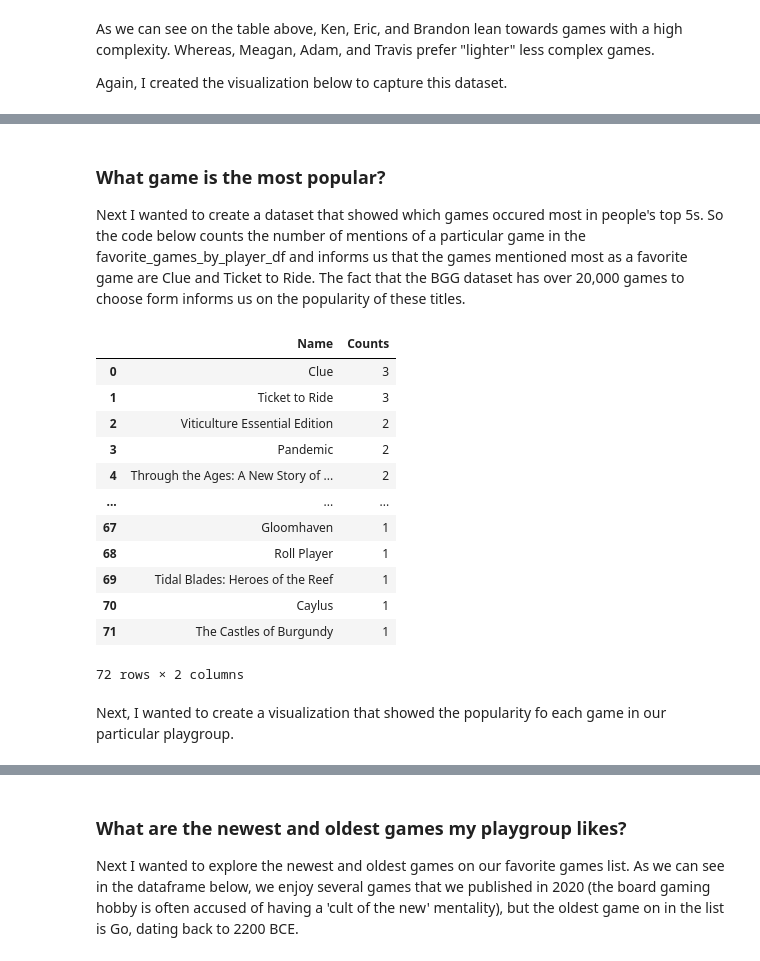
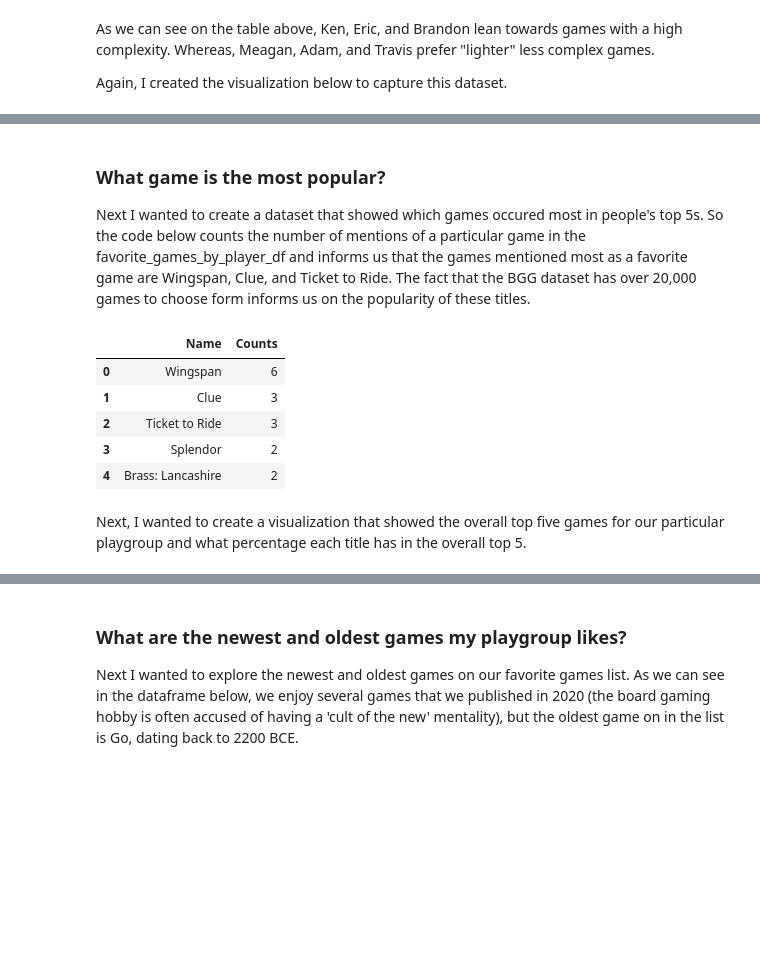
Before and after one commit to SquireGreene/CodeYou---Board-Game-Project, a Jupyter notebook: DataInvestigation.ipynb, the cells around one changed output, grey strips where cells are left out. Drawn from its saved outputs; the diff is of its cells as text; code cells hidden in the pictures; blank space fills up the shorter version.

```diff
--- a/DataInvestigation.ipynb
+++ b/DataInvestigation.ipynb
@@ -115,23 +115,17 @@ Text(0.5, 1.0, 'Complexity Rating Per Player')
 # %% [markdown]
 ### What game is the most popular?
 
-Next I wanted to create a dataset that showed which games occured most in people's top 5s. So the code below counts the number of mentions of a particular game in the favorite_games_by_player_df and informs us that the games mentioned most as a favorite game are Clue and Ticket to Ride. The fact that the BGG dataset has over 20,000 games to choose form informs us on the popularity of these titles.
+Next I wanted to create a dataset that showed which games occured most in people's top 5s. So the code below counts the number of mentions of a particular game in the favorite_games_by_player_df and informs us that the games mentioned most as a favorite game are Wingspan, Clue, and Ticket to Ride. The fact that the BGG dataset has over 20,000 games to choose form informs us on the popularity of these titles.
 # %%
 popular_game_df = favorite_games_by_player_df['Name'].value_counts().sort_values(ascending=False).reset_index(name="Counts")
-popular_game_df
+total_top_5 = popular_game_df.head(5)
+total_top_5
 # %% [output]
 |  | Name | Counts |
-| 0 | Clue | 3 |
-| 1 | Ticket to Ride | 3 |
-| 2 | Viticulture Essential Edition | 2 |
-| 3 | Pandemic | 2 |
-| 4 | Through the Ages: A New Story of ... | 2 |
-| ... | ... | ... |
-| 67 | Gloomhaven | 1 |
-| 68 | Roll Player | 1 |
-| 69 | Tidal Blades: Heroes of the Reef | 1 |
-| 70 | Caylus | 1 |
-| 71 | The Castles of Burgundy | 1 |
+| 0 | Wingspan | 6 |
+| 1 | Clue | 3 |
+| 2 | Ticket to Ride | 3 |
+| 3 | Splendor | 2 |
+| 4 | Brass: Lancashire | 2 |
-72 rows × 2 columns
 # %% [markdown]
-Next, I wanted to create a visualization that showed the popularity fo each game in our particular playgroup.
+Next, I wanted to create a visualization that showed the overall top five games for our particular playgroup and what percentage each title has in the overall top 5.
```
Also changed, not shown: parts of 9 cells of this notebook.
